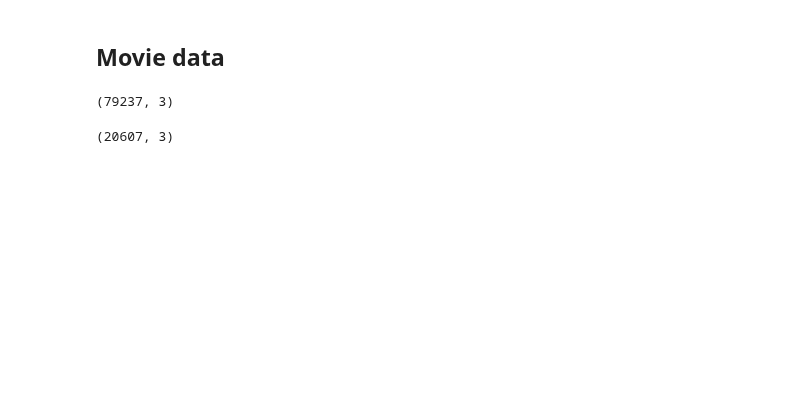
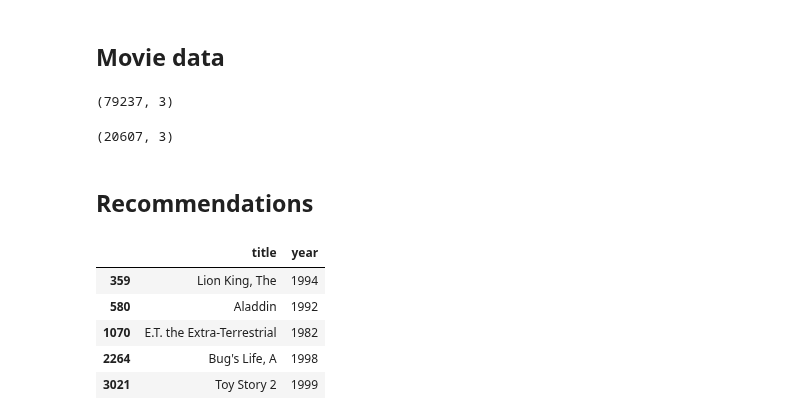
Before and after one commit to AlbotGoodman/machine-learning, a Jupyter notebook: lab2/collaborative_filtering.ipynb, the cells around one changed output. Drawn from its saved outputs; the diff is of its cells as text; code cells hidden in the pictures; blank space fills up the shorter version.

```diff
--- a/lab2/collaborative_filtering.ipynb
+++ b/lab2/collaborative_filtering.ipynb
@@ -223,3 +283,53 @@ movies = movies[movies["movie_id"].isin(ratings["movie_id"].unique())]
 movies.shape
 # %% [output]
 (20607, 3)
+# %% [markdown]
+## Recommendations
+# %%
+def get_movie_index(movie_id):
+    # Convert original movie_id to the matrix index
+    return movie_mapper.get(movie_id)
+# %%
+def get_similar_movies(movie_id, n_recommendations=5):
+    movie_idx = get_movie_index(movie_id)
+    if movie_idx is None:
+        return "Movie ID not found"
+
+    # Get latent factors for target movie
+    target_factors = H[:, movie_idx]
+
+    # Calculate similarities - directly comparing latent factors
+    similarities = []
+    for idx in range(H.shape[1]):
+        if idx != movie_idx:
+            # sim = np.dot(target_factors, H[:, idx]) # Either dot product
+            sim = np.dot(target_factors, H[:, idx]) / (np.linalg.norm(target_factors) * np.linalg.norm(H[:, idx])) # Or cosine similarity
+            similarities.append((idx, sim))
+
+    # Sort and get top recommendations
+    similarities.sort(key=lambda x: x[1], reverse=True)
+    similar_indices = [idx for idx, _ in similarities[:n_recommendations]]
+
+    # Map back to original IDs
+    return [reverse_movie_mapper[idx] for idx in similar_indices]
+# %%
+# Create reverse mappers to convert indices back to IDs
+reverse_movie_mapper = {idx: movie_id for movie_id, idx in movie_mapper.items()}
+
+def get_recommendations(movie_id, n_recommendations=5):
+    similar_movie_ids = get_similar_movies(movie_id, n_recommendations)
+
+    # Get movie details (title, etc.) from the movies dataframe
+    recommendations = movies[movies['movie_id'].isin(similar_movie_ids)]
+    return recommendations
+# %%
+temp = get_recommendations(1)
+temp = temp.drop(columns="movie_id")
+temp
+# %% [output]
+|  | title | year |
+| 359 | Lion King, The | 1994 |
+| 580 | Aladdin | 1992 |
+| 1070 | E.T. the Extra-Terrestrial | 1982 |
+| 2264 | Bug's Life, A | 1998 |
+| 3021 | Toy Story 2 | 1999 |
```
Also changed, not shown: parts of 11 cells of this notebook, 2 other files.
